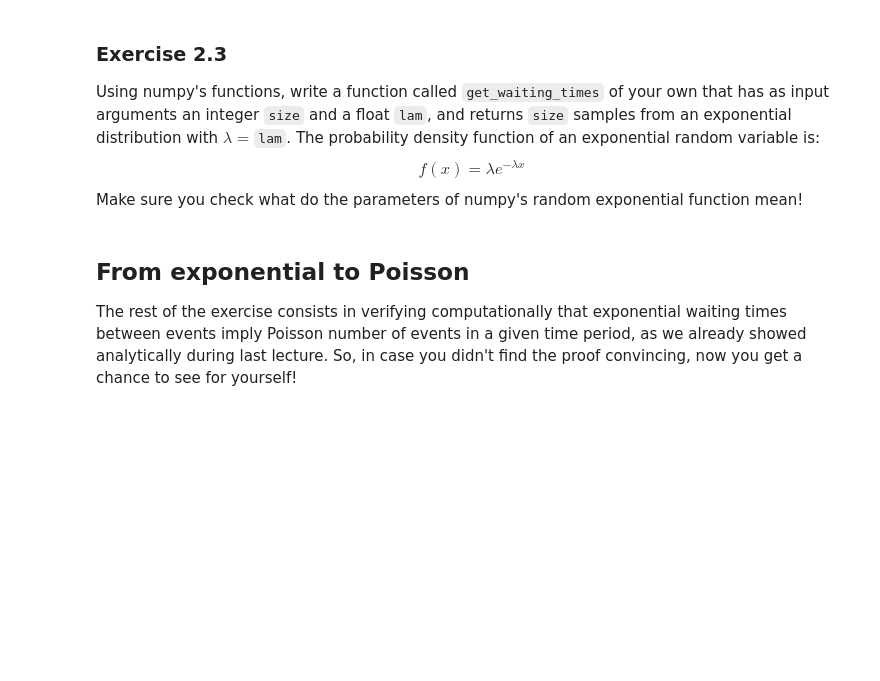
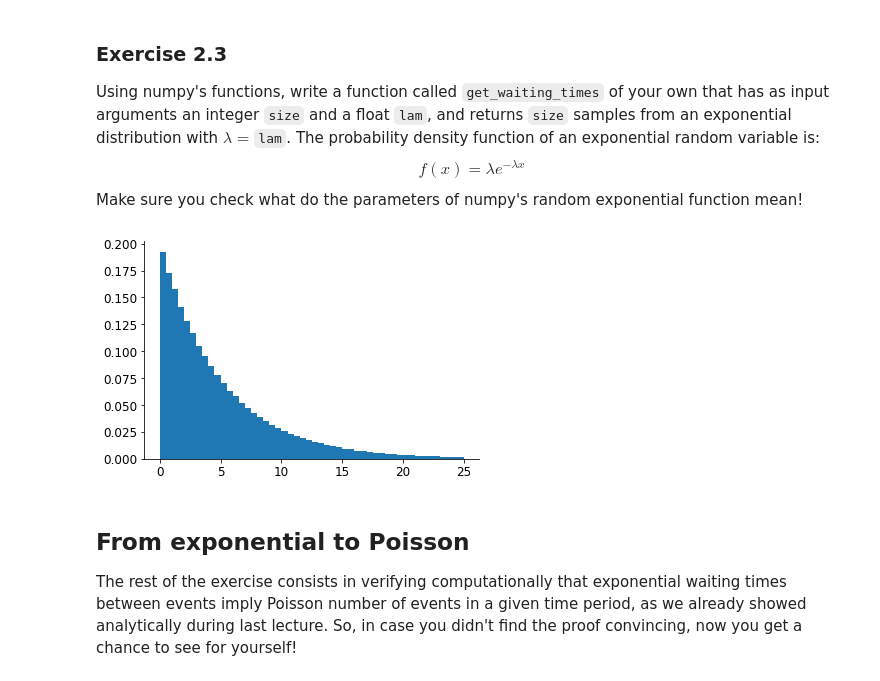
Before and after one commit to Samuele-Colombo/stat-mech-python-course-1, a Jupyter notebook: notebooks/2-Waiting-for-the-Bus.ipynb, the cells around one changed output. Drawn from its saved outputs; the diff is of its cells as text; code cells hidden in the pictures; blank space fills up the shorter version.

```diff
--- a/notebooks/2-Waiting-for-the-Bus.ipynb
+++ b/notebooks/2-Waiting-for-the-Bus.ipynb
@@ -81,9 +81,18 @@ $$
 Make sure you check what do the parameters of numpy's random exponential function mean!
 # %%
 def get_waiting_times(size: int, lam: float):
-    ...
-    w_times = np.random.exponential(...)
+    w_times = np.random.exponential(size=size, scale=1/lam)
     return w_times
+# %%
+fig, ax = plt.subplots(1, 1, figsize=(6, 4))
+bins = np.linspace(0, 25, num=2*25 +1)
+ax.hist(
+    get_waiting_times(10**6, 1/5),
+    bins=bins,
+    density=True
+);
+# %% [output]
+[figure, added]
 # %% [markdown]
 ## From exponential to Poisson
 The rest of the exercise consists in verifying computationally that exponential waiting times between events imply Poisson number of events in a given time period, as we already showed analytically during last lecture. So, in case you didn't find the proof convincing, now you get a chance to see for yourself!
```
Also changed, not shown: parts of 4 cells of this notebook, 1 other file.
